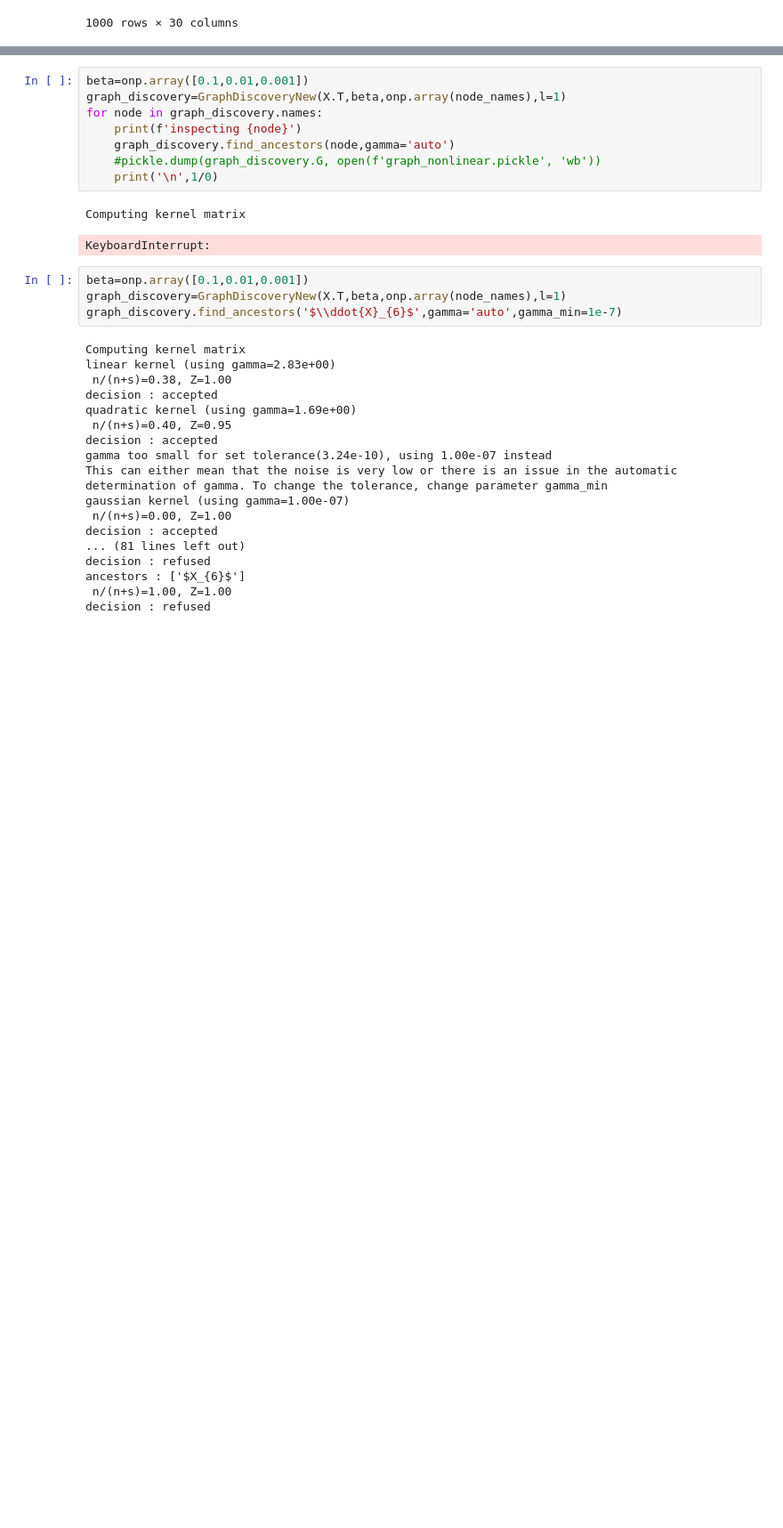
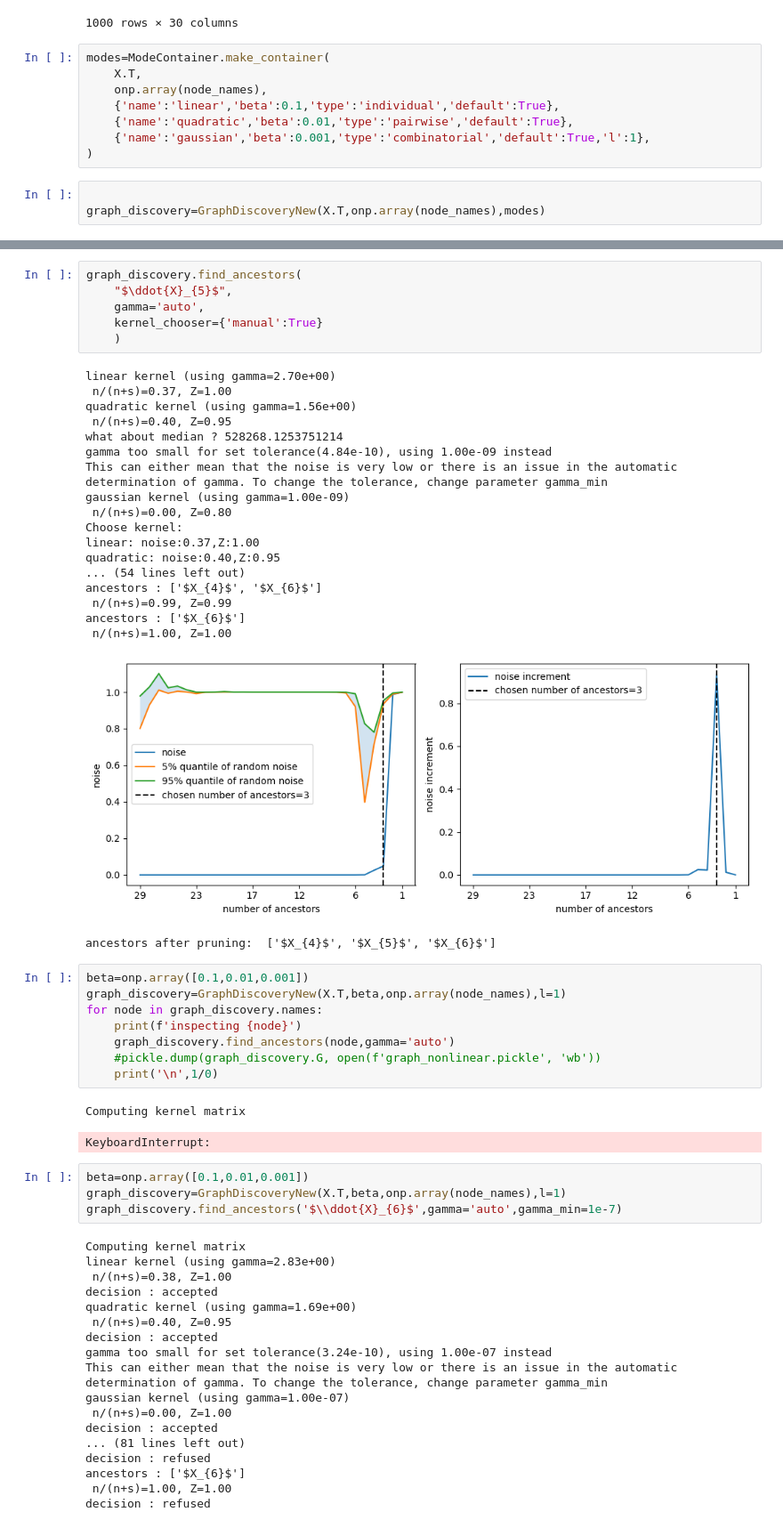
Before and after one commit to PauBatlle/GraphDiscovery, a Jupyter notebook: FPUT graph discovery.ipynb, the cells around one changed output, grey strips where cells are left out. Shown at 89% size. Drawn from its saved outputs; the diff is of its cells as text; blank space fills up the shorter version.

```diff
--- a/FPUT graph discovery.ipynb
+++ b/FPUT graph discovery.ipynb
@@ -142,3 +177,14 @@ df
 | 998 | -0.057468 | 0.207577 | -0.074452 | -0.340633 | -0.011811 | 0.110838 | -0.188654 | -0.131314 | 0.067691 | -0.305993 | ... | ... |
 | 999 | 0.363133 | 0.057158 | 0.191549 | -0.050302 | -0.111199 | -0.215105 | 0.102461 | -0.063100 | -0.255156 | 0.083017 | ... | ... |
 1000 rows × 30 columns
+# %%
+modes=ModeContainer.make_container(
+    X.T,
+    onp.array(node_names),
+    {'name':'linear','beta':0.1,'type':'individual','default':True},
+    {'name':'quadratic','beta':0.01,'type':'pairwise','default':True},
+    {'name':'gaussian','beta':0.001,'type':'combinatorial','default':True,'l':1},
+)
+# %%
+
+graph_discovery=GraphDiscoveryNew(X.T,onp.array(node_names),modes)
@@ -145,3 +218,29 @@ df
+# %%
+graph_discovery.find_ancestors(
+    "$\ddot{X}_{5}$",
+    gamma='auto',
+    kernel_chooser={'manual':True}
+    )
+# %% [output]
+linear kernel (using gamma=2.70e+00)
+ n/(n+s)=0.37, Z=1.00
+quadratic kernel (using gamma=1.56e+00)
+ n/(n+s)=0.40, Z=0.95
+what about median ? 528268.1253751214
+gamma too small for set tolerance(4.84e-10), using 1.00e-09 instead
+This can either mean that the noise is very low or there is an issue in the automatic determination of gamma. To change the tolerance, change parameter gamma_min
+gaussian kernel (using gamma=1.00e-09)
+ n/(n+s)=0.00, Z=0.80
+Choose kernel:
+linear: noise:0.37,Z:1.00
+quadratic: noise:0.40,Z:0.95
+... (54 lines left out)
+ancestors : ['$X_{4}$', '$X_{6}$']
+ n/(n+s)=0.99, Z=0.99
+ancestors : ['$X_{6}$']
+ n/(n+s)=1.00, Z=1.00
+[figure, added]
+ancestors after pruning:  ['$X_{4}$', '$X_{5}$', '$X_{6}$']
 # %%
 beta=onp.array([0.1,0.01,0.001])
 graph_discovery=GraphDiscoveryNew(X.T,beta,onp.array(node_names),l=1)
```
Also changed, not shown: parts of 7 cells of this notebook.
